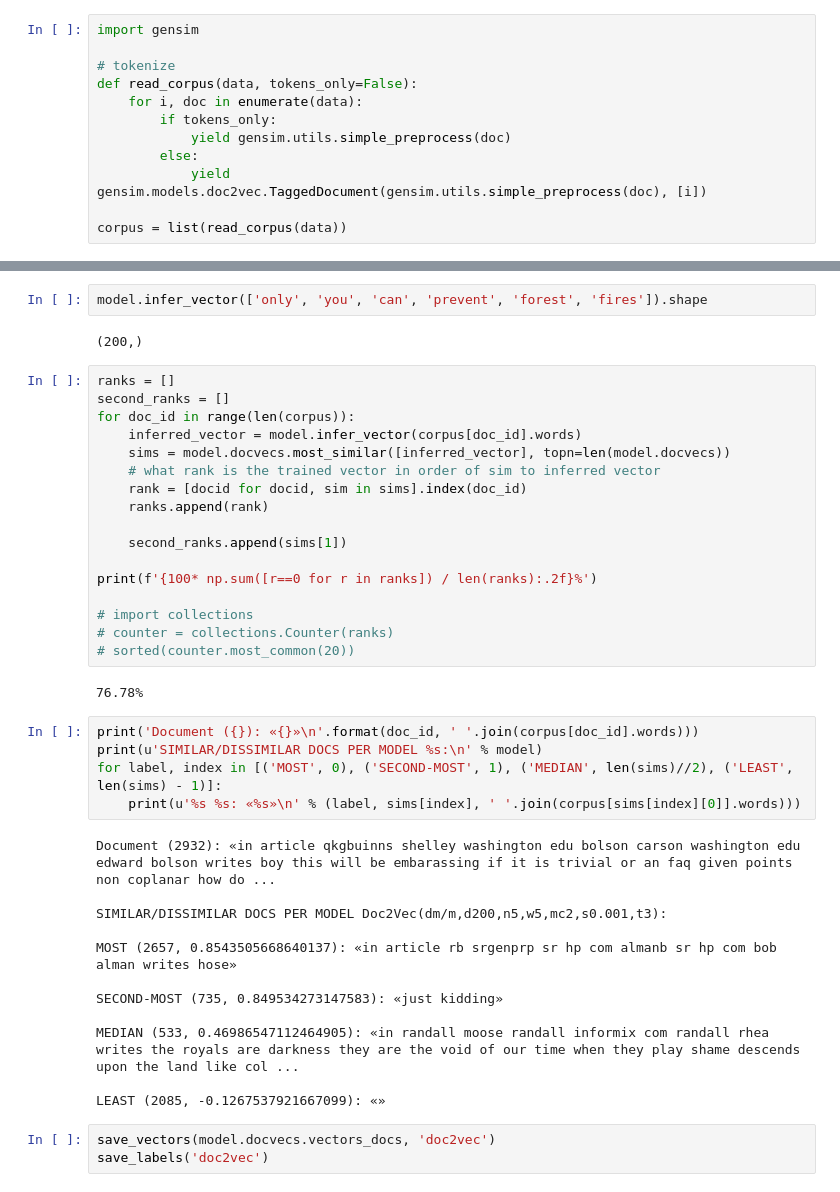
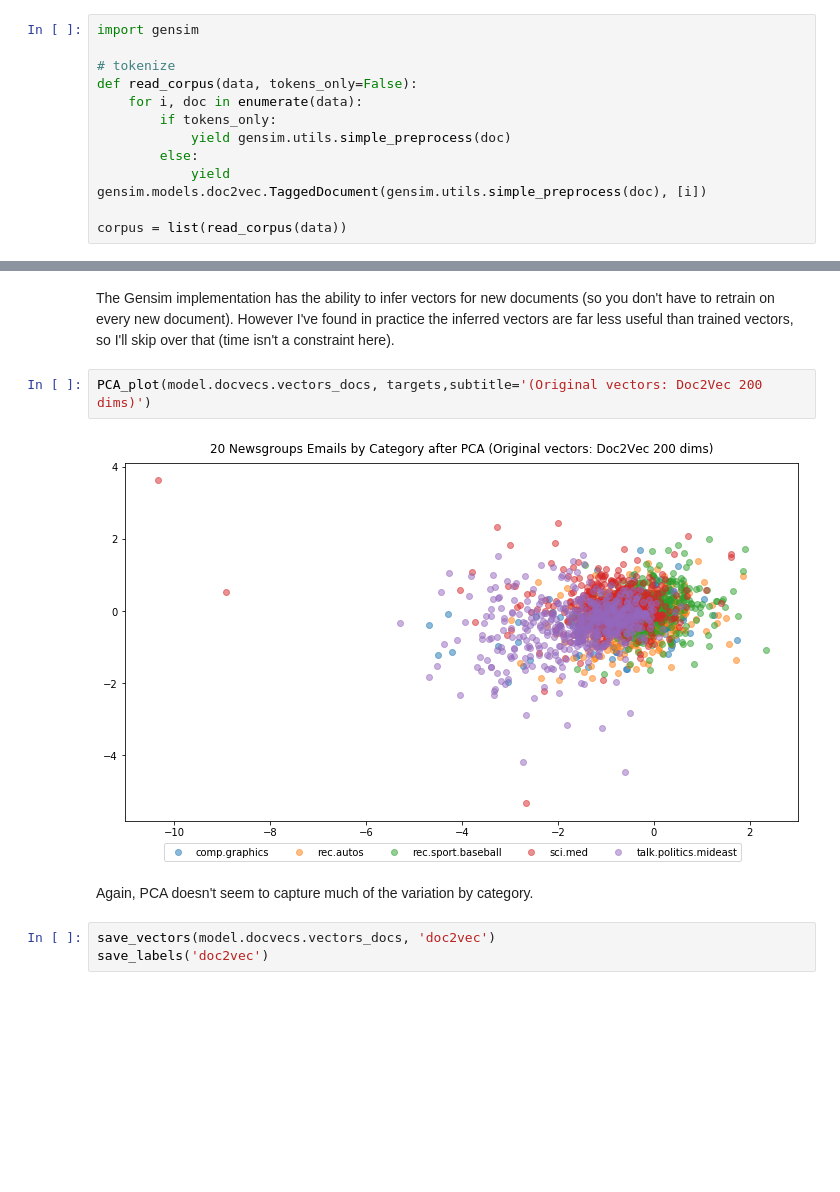
Before and after one commit to jammygrams/dash-tsne, a Jupyter notebook: generate_data.ipynb, the cells around one changed output, grey strips where cells are left out. Saved outputs shown, nothing was run; the diff lists cells and outputs as text; blank space fills up the shorter version.

```diff
--- a/generate_data.ipynb
+++ b/generate_data.ipynb
@@ -177,43 +213,11 @@ Wall time: 23.7 s
-# %%
-model.infer_vector(['only', 'you', 'can', 'prevent', 'forest', 'fires']).shape
-# %% [output]
-(200,)
-# %%
-ranks = []
-second_ranks = []
-for doc_id in range(len(corpus)):
-    inferred_vector = model.infer_vector(corpus[doc_id].words)
-    sims = model.docvecs.most_similar([inferred_vector], topn=len(model.docvecs))
-    # what rank is the trained vector in order of sim to inferred vector
-    rank = [docid for docid, sim in sims].index(doc_id)
-    ranks.append(rank)
-
-    second_ranks.append(sims[1])
-
-print(f'{100* np.sum([r==0 for r in ranks]) / len(ranks):.2f}%')
-
-# import collections
-# counter = collections.Counter(ranks)
-# sorted(counter.most_common(20))
-# %% [output]
-76.78%
-# %%
-print('Document ({}): «{}»\n'.format(doc_id, ' '.join(corpus[doc_id].words)))
-print(u'SIMILAR/DISSIMILAR DOCS PER MODEL %s:\n' % model)
-for label, index in [('MOST', 0), ('SECOND-MOST', 1), ('MEDIAN', len(sims)//2), ('LEAST', len(sims) - 1)]:
-    print(u'%s %s: «%s»\n' % (label, sims[index], ' '.join(corpus[sims[index][0]].words)))
-# %% [output]
-Document (2932): «in article qkgbuinns shelley washington edu bolson carson washington edu edward bolson writes boy this will be embarassing if it is trivial or an faq given points non coplanar how do ...
-
-SIMILAR/DISSIMILAR DOCS PER MODEL Doc2Vec(dm/m,d200,n5,w5,mc2,s0.001,t3):
-
-MOST (2657, 0.8543505668640137): «in article rb srgenprp sr hp com almanb sr hp com bob alman writes hose»
-
-SECOND-MOST (735, 0.849534273147583): «just kidding»
-
-MEDIAN (533, 0.46986547112464905): «in randall moose randall informix com randall rhea writes the royals are darkness they are the void of our time when they play shame descends upon the land like col ...
-
-LEAST (2085, -0.1267537921667099): «»
+# %% [markdown]
+The Gensim implementation has the ability to infer vectors for new documents (so you don't have to retrain on every new document).  However I've found in practice the inferred vectors are far less useful than trained vectors, so I'll skip over that (time isn't a constraint here).
+# %%
+PCA_plot(model.docvecs.vectors_docs, targets,subtitle='(Original vectors: Doc2Vec 200 dims)')
+# %% [output]
+[figure, added]
+# %% [markdown]
+Again, PCA doesn't seem to capture much of the variation by category.
 # %%
 save_vectors(model.docvecs.vectors_docs, 'doc2vec')
 save_labels('doc2vec')
```
Also changed, not shown: parts of 31 cells of this notebook, 5 other files.
